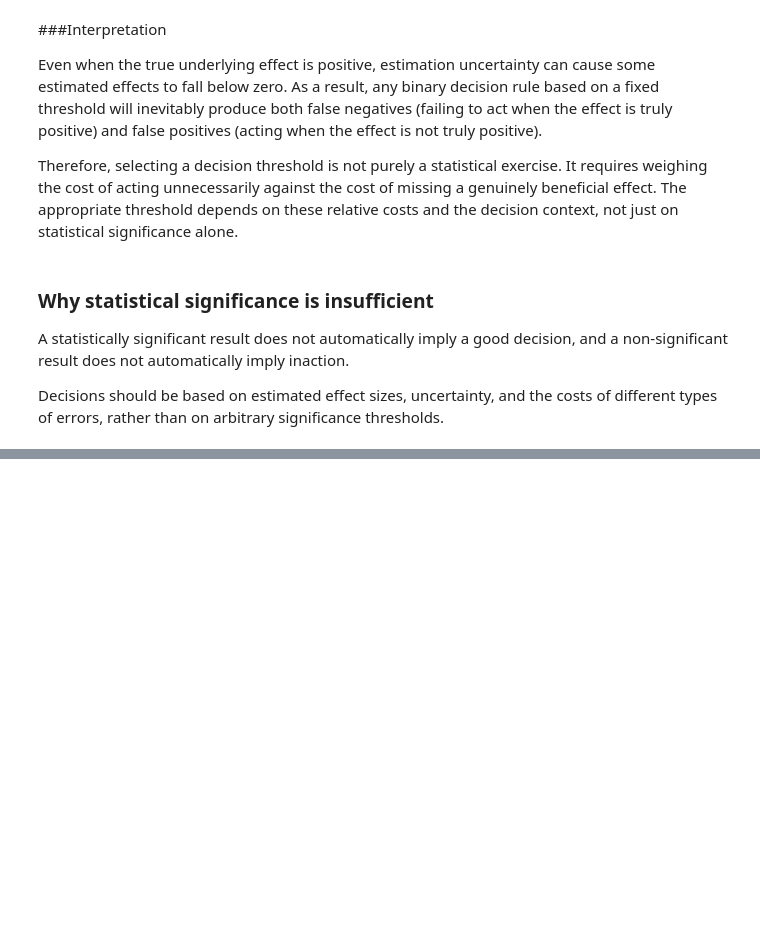
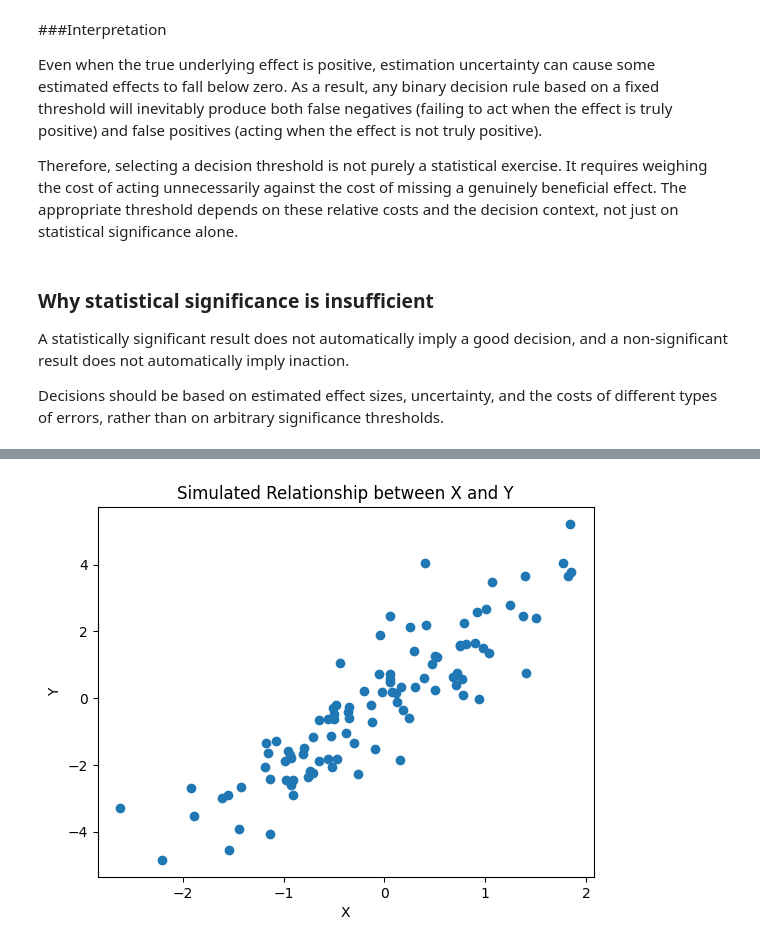
Before and after one commit to julie-dfx/causal-decision-analytics, a Jupyter notebook: 00_reboot_01_statistics_from_scratch.ipynb, the cells around one changed output, grey strips where cells are left out. Drawn from its saved outputs; the diff is of its cells as text; code cells hidden in the pictures; blank space fills up the shorter version.

```diff
--- a/00_reboot_01_statistics_from_scratch.ipynb
+++ b/00_reboot_01_statistics_from_scratch.ipynb
@@ -300,0 +361,16 @@ of different types of errors, rather than on arbitrary significance thresholds.
+# %%
+## Warm up
+def simulate_relationship(x, beta, noise_std=1.0):
+    noise = random.gauss(0, noise_std)
+    return beta * x + noise
+
+xs = [random.gauss(0, 1) for _ in range(100)]
+ys = [simulate_relationship(x, beta=2.0) for x in xs]
+
+plt.scatter(xs, ys)
+plt.title("Simulated Relationship between X and Y")
+plt.xlabel("X")
+plt.ylabel("Y")
+plt.show()
+# %% [output]
+[figure, added]
```
Also changed, not shown: parts of 26 cells of this notebook.
